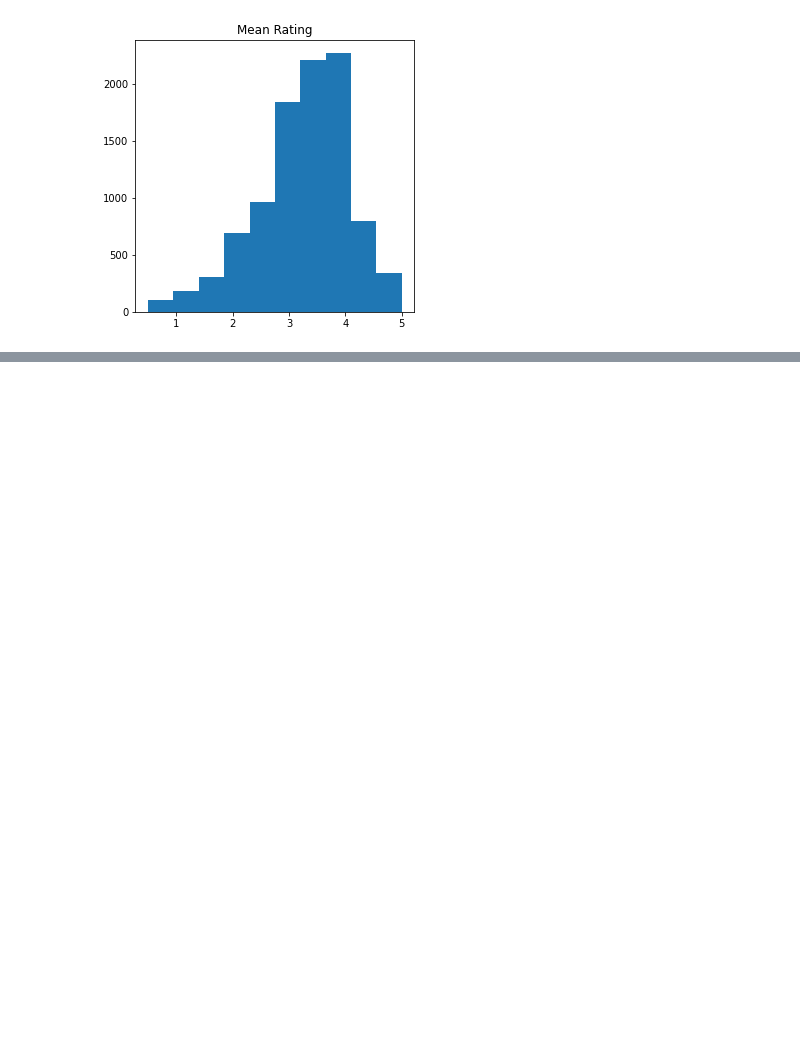
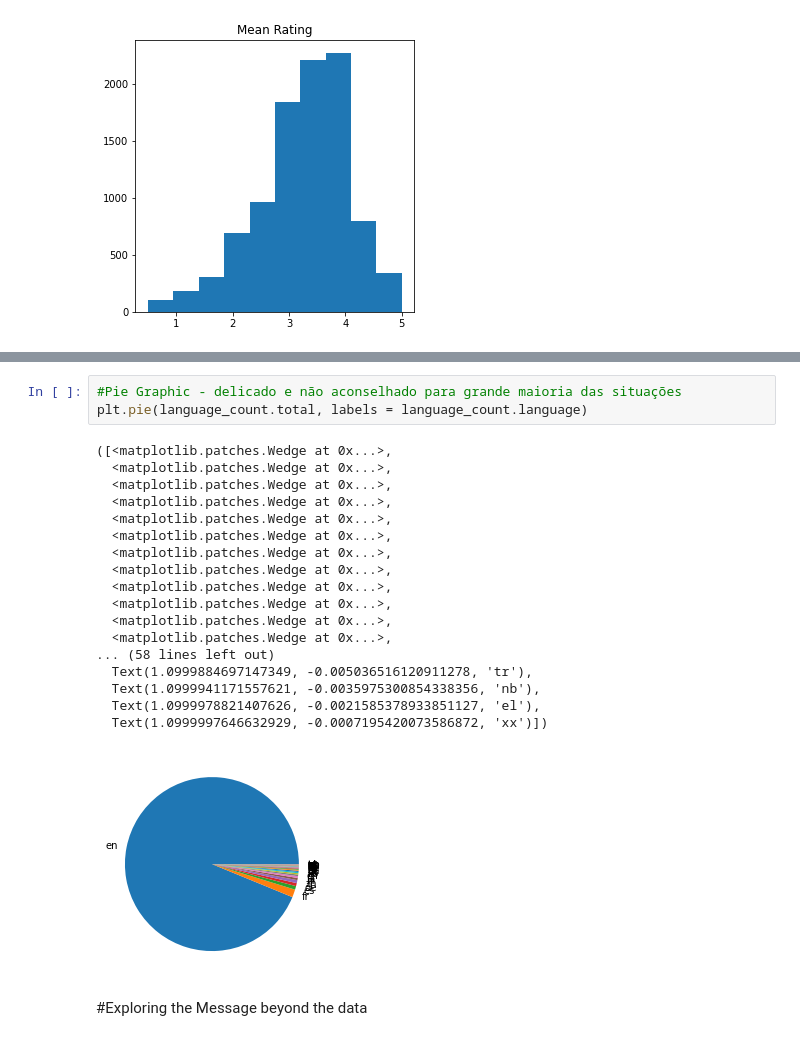
Before and after one commit to gopessoa/Data-Science, a Jupyter notebook: Data_Science_Intro.ipynb, the cells around one changed output, grey strips where cells are left out. Saved outputs shown, nothing was run; the diff lists cells and outputs as text; blank space fills up the shorter version.

```diff
--- a/Data_Science_Intro.ipynb
+++ b/Data_Science_Intro.ipynb
@@ -149,0 +203,24 @@ Text(0.5, 1.0, 'Mean Rating')
+# %%
+#Pie Graphic - delicado e não aconselhado para grande maioria das situações
+plt.pie(language_count.total, labels = language_count.language)
+# %% [output]
+([<matplotlib.patches.Wedge at 0x...>,
+  <matplotlib.patches.Wedge at 0x...>,
+  <matplotlib.patches.Wedge at 0x...>,
+  <matplotlib.patches.Wedge at 0x...>,
+  <matplotlib.patches.Wedge at 0x...>,
+  <matplotlib.patches.Wedge at 0x...>,
+  <matplotlib.patches.Wedge at 0x...>,
+  <matplotlib.patches.Wedge at 0x...>,
+  <matplotlib.patches.Wedge at 0x...>,
+  <matplotlib.patches.Wedge at 0x...>,
+  <matplotlib.patches.Wedge at 0x...>,
+  <matplotlib.patches.Wedge at 0x...>,
+... (58 lines left out)
+  Text(1.0999884697147349, -0.005036516120911278, 'tr'),
+  Text(1.0999941171557621, -0.0035975300854338356, 'nb'),
+  Text(1.0999978821407626, -0.0021585378933851127, 'el'),
+  Text(1.0999997646632929, -0.0007195420073586872, 'xx')])
+[figure, added]
+# %% [markdown]
+#Exploring the Message beyond the data
```
Also changed, not shown: parts of 14 cells of this notebook.
